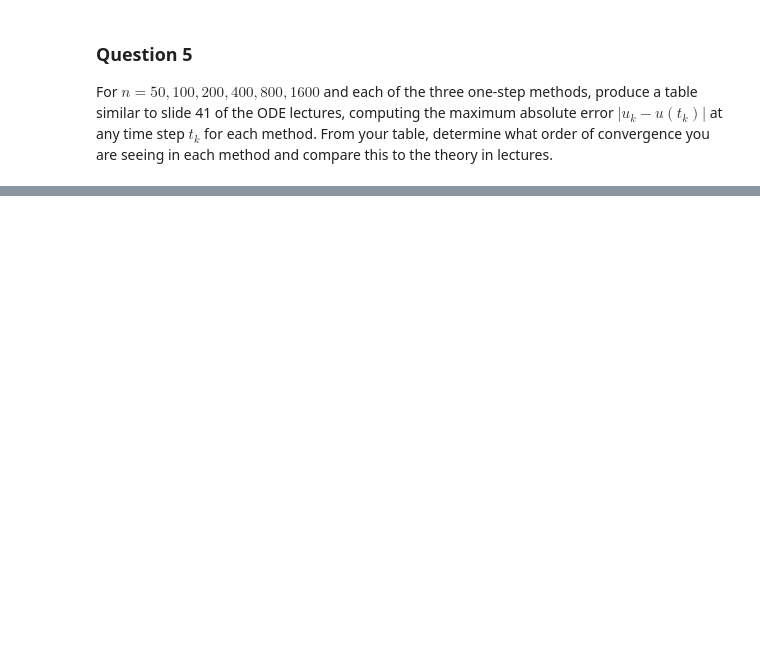
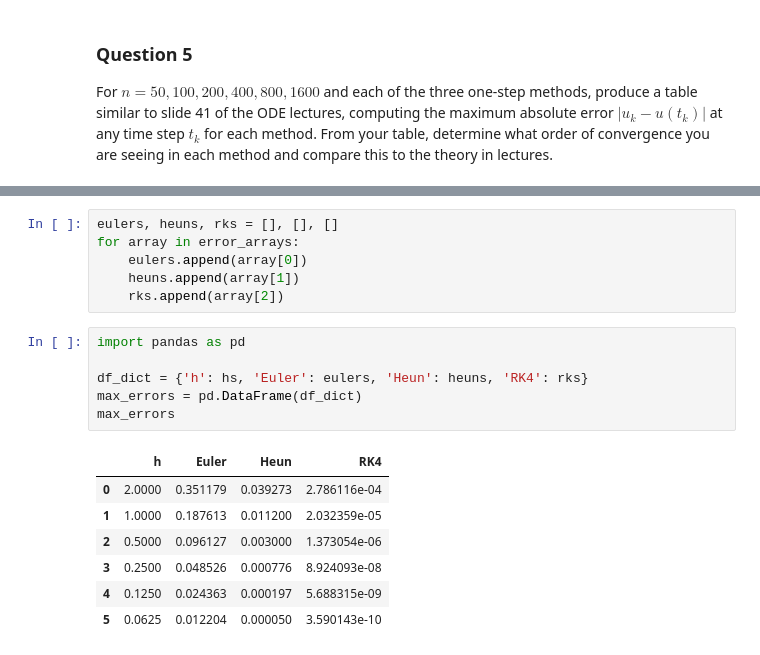
Before and after one commit to charlieoneill11/scientific-computing, a Jupyter notebook: LabBook5.ipynb, the cells around one changed output, grey strips where cells are left out. Saved outputs shown, nothing was run; the diff lists cells and outputs as text; blank space fills up the shorter version.

```diff
--- a/LabBook5.ipynb
+++ b/LabBook5.ipynb
@@ -208,0 +248,20 @@ table similar to slide 41 of the ODE lectures, computing the maximum absolute er
+# %%
+eulers, heuns, rks = [], [], []
+for array in error_arrays:
+    eulers.append(array[0])
+    heuns.append(array[1])
+    rks.append(array[2])
+# %%
+import pandas as pd
+
+df_dict = {'h': hs, 'Euler': eulers, 'Heun': heuns, 'RK4': rks}
+max_errors = pd.DataFrame(df_dict)
+max_errors
+# %% [output]
+|  | h | Euler | Heun | RK4 |
+| 0 | 2.0000 | 0.351179 | 0.039273 | 2.786116e-04 |
+| 1 | 1.0000 | 0.187613 | 0.011200 | 2.032359e-05 |
+| 2 | 0.5000 | 0.096127 | 0.003000 | 1.373054e-06 |
+| 3 | 0.2500 | 0.048526 | 0.000776 | 8.924093e-08 |
+| 4 | 0.1250 | 0.024363 | 0.000197 | 5.688315e-09 |
+| 5 | 0.0625 | 0.012204 | 0.000050 | 3.590143e-10 |
```
Also changed, not shown: parts of 7 cells of this notebook.
